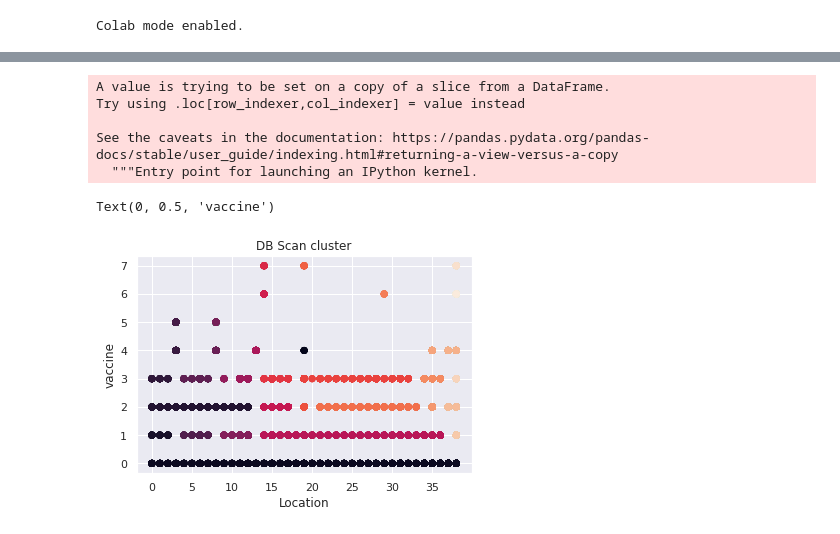
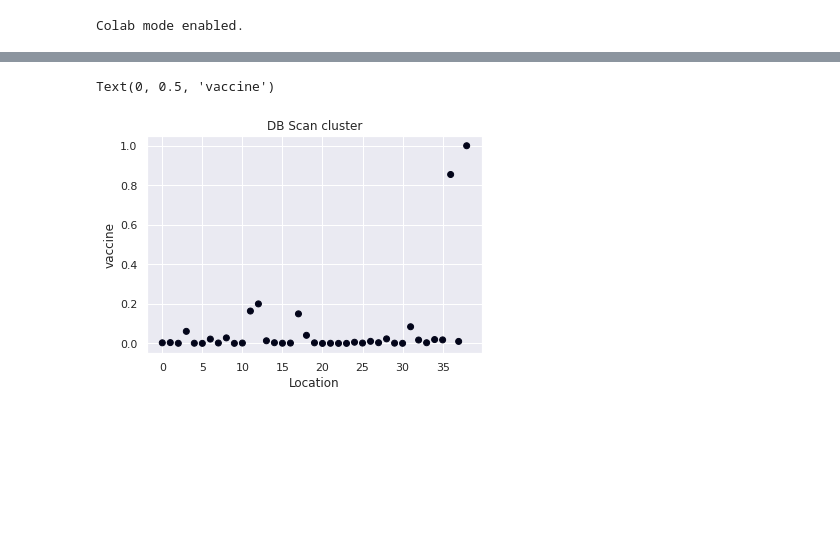
Before and after one commit to mamathaguntu/CMPE255, a Jupyter notebook: Clustering_Assignment/DM_Clustering_Assignment.ipynb, the cells around one changed output, grey strips where cells are left out. Cells and saved outputs as stored; diff of their text form; code cells hidden in the pictures; blank space fills up the shorter version.

```diff
--- a/Clustering_Assignment/DM_Clustering_Assignment.ipynb
+++ b/Clustering_Assignment/DM_Clustering_Assignment.ipynb
@@ -222,7 +228,7 @@ Plot before clustering
 # %%
 from sklearn.cluster import KMeans
 
-kmeans = KMeans(3)
+kmeans = KMeans(4)
 # %%
-kmeans.fit(x)
+kmeans.fit(sample_data)
 # %% [output]
@@ -361,7 +389,7 @@ enable_colab()
 # %% [output]
 Colab mode enabled.
 # %%
-sample_data3 = mapped_data
+sample_data3 = sample_data
 df_dbscan = sample_data3.copy()
 df_dbscan.head()
 # %% [output]
@@ -393,18 +442,12 @@ print(model.labels_)
 # %%
-x['db_cluster_label'] = model.labels_
+sample_data3['db_cluster_label'] = model.labels_
 colors = ['royalblue', 'maroon', 'forestgreen', 'mediumorchid', 'tan', 'deeppink']
 vectorizer = np.vectorize(lambda : colors[x % len(colors)])
-# %% [output]
-A value is trying to be set on a copy of a slice from a DataFrame.
-Try using .loc[row_indexer,col_indexer] = value instead
-
-See the caveats in the documentation: https://pandas.pydata.org/pandas-docs/stable/user_guide/indexing.html#returning-a-view-versus-a-copy
-  """Entry point for launching an IPython kernel.
 # %%
-plt.scatter(df_dbscan['location'], df_dbscan['vaccine'], c=x['db_cluster_label']);
+plt.scatter(df_dbscan['location'], df_dbscan['total_vaccinations'], c=sample_data3['db_cluster_label']);
 plt.title('DB Scan cluster')
 plt.xlabel('Location')
 plt.ylabel('vaccine')
 # %% [output]
 Text(0, 0.5, 'vaccine')
-[figure, old version]
+[figure, new version]
```
Also changed, not shown: parts of 37 cells of this notebook.
